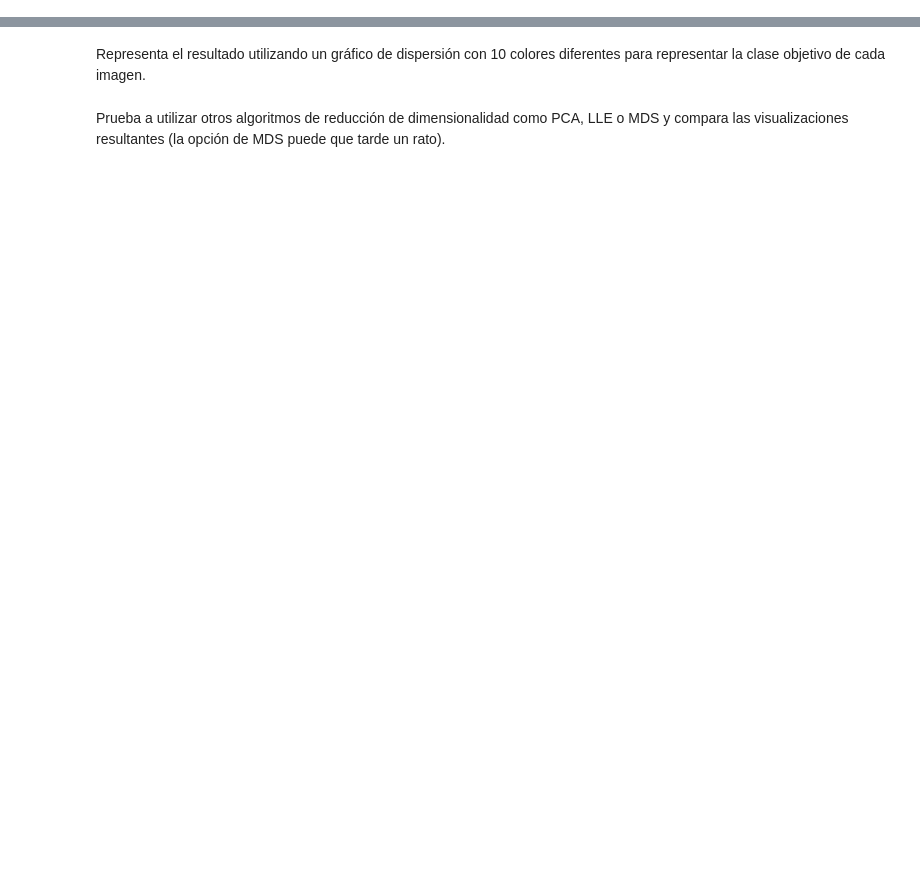
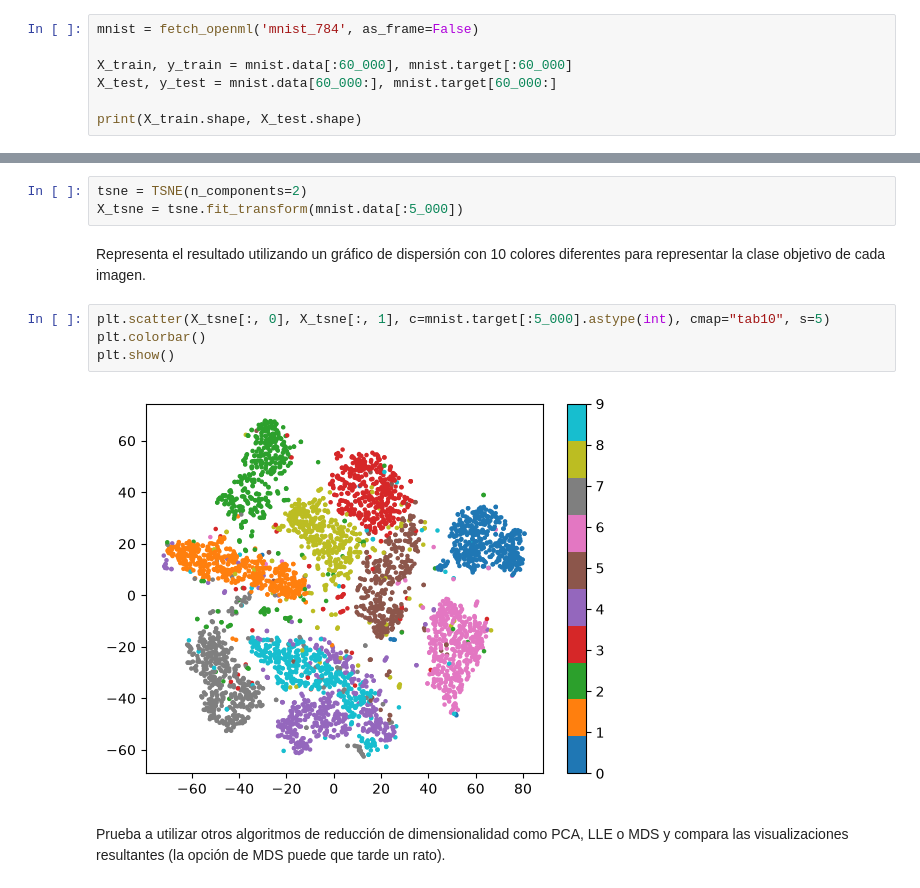
Before and after one commit to Raumeco/IABD-SAPA-Aprendizaje_supervisado, a Jupyter notebook: ejercicios/2_17Ejercicios.ipynb, the cells around one changed output, grey strips where cells are left out. Drawn from its saved outputs; the diff is of its cells as text; blank space fills up the shorter version.

```diff
--- a/ejercicios/2_17Ejercicios.ipynb
+++ b/ejercicios/2_17Ejercicios.ipynb
@@ -19,3 +19,10 @@ Entrena un clasificador random forest en el conjunto de datos y cronometra cuán
 A continuación, utiliza PCA para reducir la dimensionalidad del conjunto de datos, con un ratio de varianza explicada del 95%. Entrena un nuevo clasificador random forest en el conjunto de datos reducido y comprueba cuánto tarda. ¿Ha sido el entrenamiento mucho más rápido? A continuación, evalúa el clasificador en el conjunto de prueba. ¿Qué tal lo hace en comparación con el clasificador anterior?
 
 Prueba otra vez con un SGDClassifier, ¿cuánto ayuda ahora el PCA?
+# %%
+mnist = fetch_openml('mnist_784', as_frame=False)
+
+X_train, y_train = mnist.data[:60_000], mnist.target[:60_000]
+X_test, y_test = mnist.data[60_000:], mnist.target[60_000:]
+
+print(X_train.shape, X_test.shape)
@@ -23,7 +90,16 @@ Prueba otra vez con un SGDClassifier, ¿cuánto ayuda ahora el PCA?
 ## EJERCICIO 2 (OPCIONAL)
 # %% [markdown]
 Utiliza t-SNE para reducir las primeras 5.000 imágenes del conjunto de datos MNIST a dos dimensiones (2 columas)
+# %%
+tsne = TSNE(n_components=2)
+X_tsne = tsne.fit_transform(mnist.data[:5_000])
 # %% [markdown]
 Representa el resultado utilizando un gráfico de dispersión con 10 colores diferentes para representar la clase objetivo de cada imagen.
+# %%
+plt.scatter(X_tsne[:, 0], X_tsne[:, 1], c=mnist.target[:5_000].astype(int), cmap="tab10", s=5)
+plt.colorbar()
+plt.show()
+# %% [output]
+[figure, added]
 # %% [markdown]
  Prueba a utilizar otros algoritmos de reducción de dimensionalidad como PCA, LLE o MDS y compara las visualizaciones resultantes (la opción de MDS puede que tarde un rato).
```
Also changed, not shown: parts of 5 cells of this notebook, 1 other file.
